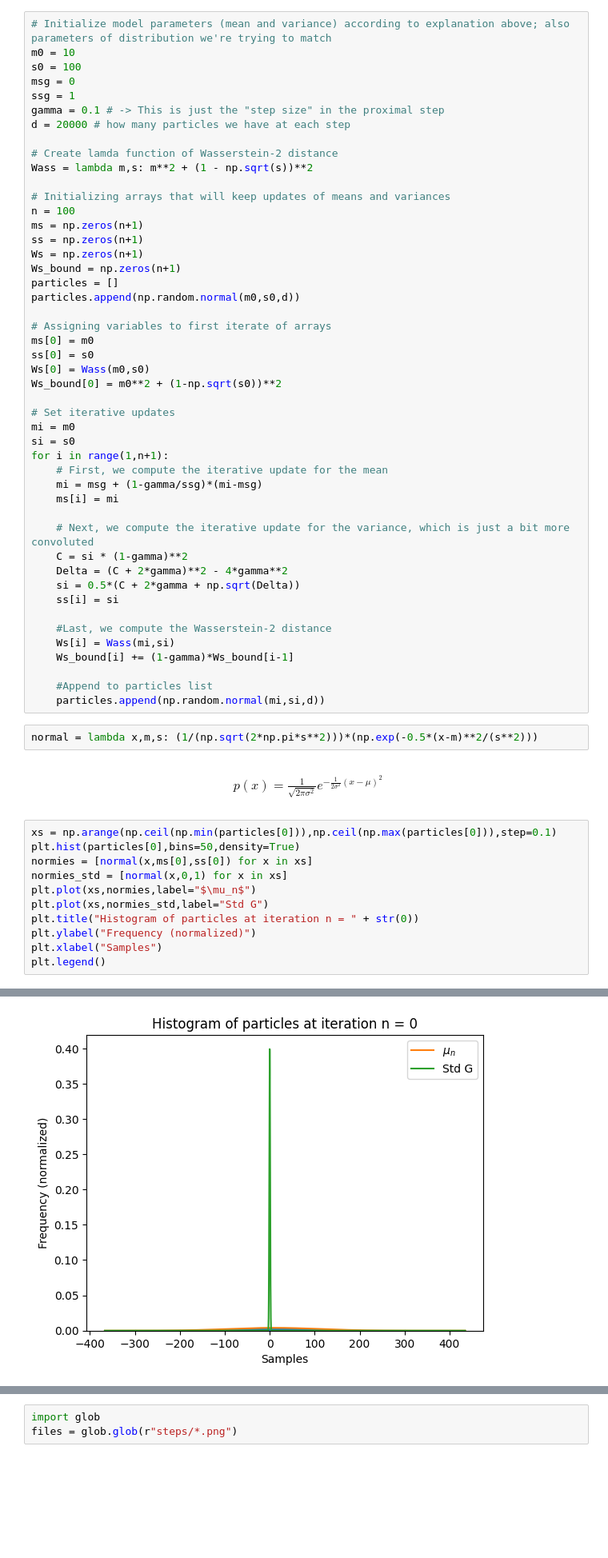
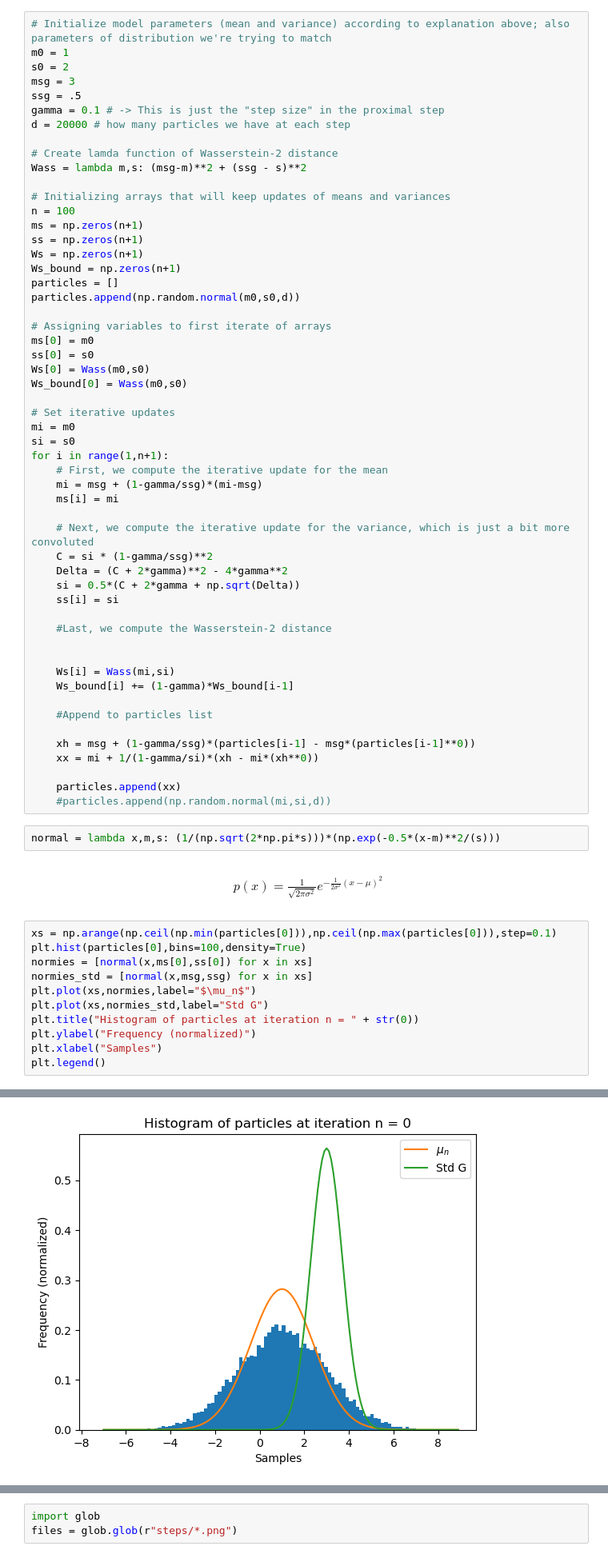
Before and after one commit to abjohnson117/515FinalProject, a Jupyter notebook: WPGD_ex.ipynb, the cells around one changed output, grey strips where cells are left out. Shown: that part at 80% size. Saved outputs shown, nothing was run; the diff lists cells and outputs as text; blank space fills up the shorter version.

```diff
--- a/WPGD_ex.ipynb
+++ b/WPGD_ex.ipynb
@@ -27,15 +27,15 @@ The idea is that as $n\to\infty$, we have that $\mu_n \to \mu_*$. The authors gi
 where $m$ represents the mean and $\Sigma$ represents the variance (covariance matrix specifically of the iterative distribution). We may use this update structure directly on the mean and variance since every iterative distributional update $\mu_n$ is Gaussian necessarily and because we have a closed form for the $\mathrm{JKO}$ operator. So, in our example, we resort to 1D optimal transport through these iterative updates (which we may perform specifically on just the mean and variance through these updates), we have $m_* = 0$ and $\sigma_* = 1$, and initialize with $m_0 = 10$ and $\sigma_0 = 100$. At every step, we also have a closed form expression for the Wasserstein-2 distance $W^2 (\mu_n, \mu_*) = m_{n}^2 + (1 - \sqrt{\sigma_n})^2$. We now code all of this up.
 # %%
 # Initialize model parameters (mean and variance) according to explanation above; also parameters of distribution we're trying to match
-m0 = 10
-s0 = 100
-msg = 0
-ssg = 1
+m0 = 1
+s0 = 2
+msg = 3
+ssg = .5
 gamma = 0.1 # -> This is just the "step size" in the proximal step
 d = 20000 # how many particles we have at each step
 
 # Create lamda function of Wasserstein-2 distance
-Wass = lambda m,s: m**2 + (1 - np.sqrt(s))**2
+Wass = lambda m,s: (msg-m)**2 + (ssg - s)**2
 
 # Initializing arrays that will keep updates of means and variances
 n = 100
@@ -50,7 +50,7 @@ particles.append(np.random.normal(m0,s0,d))
 ms[0] = m0
 ss[0] = s0
 Ws[0] = Wass(m0,s0)
-Ws_bound[0] = m0**2 + (1-np.sqrt(s0))**2
+Ws_bound[0] = Wass(m0,s0)
 
 # Set iterative updates
 mi = m0
@@ -61,37 +61,44 @@ for i in range(1,n+1):
     ms[i] = mi
 
     # Next, we compute the iterative update for the variance, which is just a bit more convoluted
-    C = si * (1-gamma)**2
+    C = si * (1-gamma/ssg)**2
     Delta = (C + 2*gamma)**2 - 4*gamma**2
     si = 0.5*(C + 2*gamma + np.sqrt(Delta))
     ss[i] = si
 
     #Last, we compute the Wasserstein-2 distance
+
+
     Ws[i] = Wass(mi,si)
     Ws_bound[i] += (1-gamma)*Ws_bound[i-1]
 
     #Append to particles list
-    particles.append(np.random.normal(mi,si,d))
+
+    xh = msg + (1-gamma/ssg)*(particles[i-1] - msg*(particles[i-1]**0))
+    xx = mi + 1/(1-gamma/si)*(xh - mi*(xh**0))
+
+    particles.append(xx)
+    #particles.append(np.random.normal(mi,si,d))
 # %%
-normal = lambda x,m,s: (1/(np.sqrt(2*np.pi*s**2)))*(np.exp(-0.5*(x-m)**2/(s**2)))
+normal = lambda x,m,s: (1/(np.sqrt(2*np.pi*s)))*(np.exp(-0.5*(x-m)**2/(s)))
 # %% [markdown]
 \begin{align}
     p(x) = \frac{1}{\sqrt{2\pi\sigma^2}}e^{-\frac{1}{2\sigma^2}(x-\mu)^2}
 \end{align}
 # %%
 xs = np.arange(np.ceil(np.min(particles[0])),np.ceil(np.max(particles[0])),step=0.1)
-plt.hist(particles[0],bins=50,density=True)
+plt.hist(particles[0],bins=100,density=True)
 normies = [normal(x,ms[0],ss[0]) for x in xs]
-normies_std = [normal(x,0,1) for x in xs]
+normies_std = [normal(x,msg,ssg) for x in xs]
 plt.plot(xs,normies,label="$\mu_n$")
 plt.plot(xs,normies_std,label="Std G")
 plt.title("Histogram of particles at iteration n = " + str(0))
 plt.ylabel("Frequency (normalized)")
 plt.xlabel("Samples")
 plt.legend()
 # %% [output]
 <matplotlib.legend.Legend at 0x...>
-[figure, old version]
+[figure, new version]
 # %%
 for i in range(n):
     plt.figure()
```
Also changed, not shown: parts of 6 cells of this notebook.
